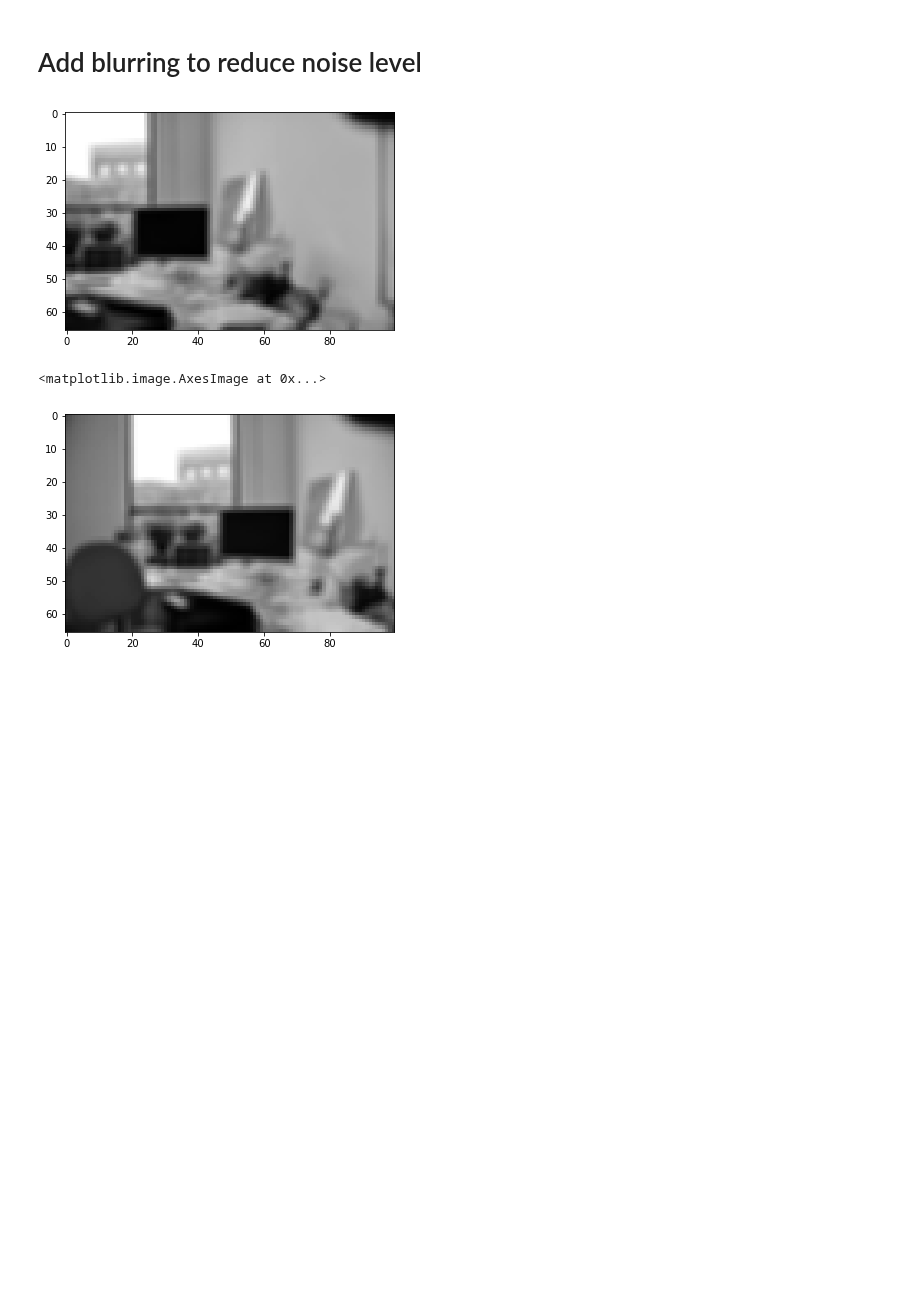
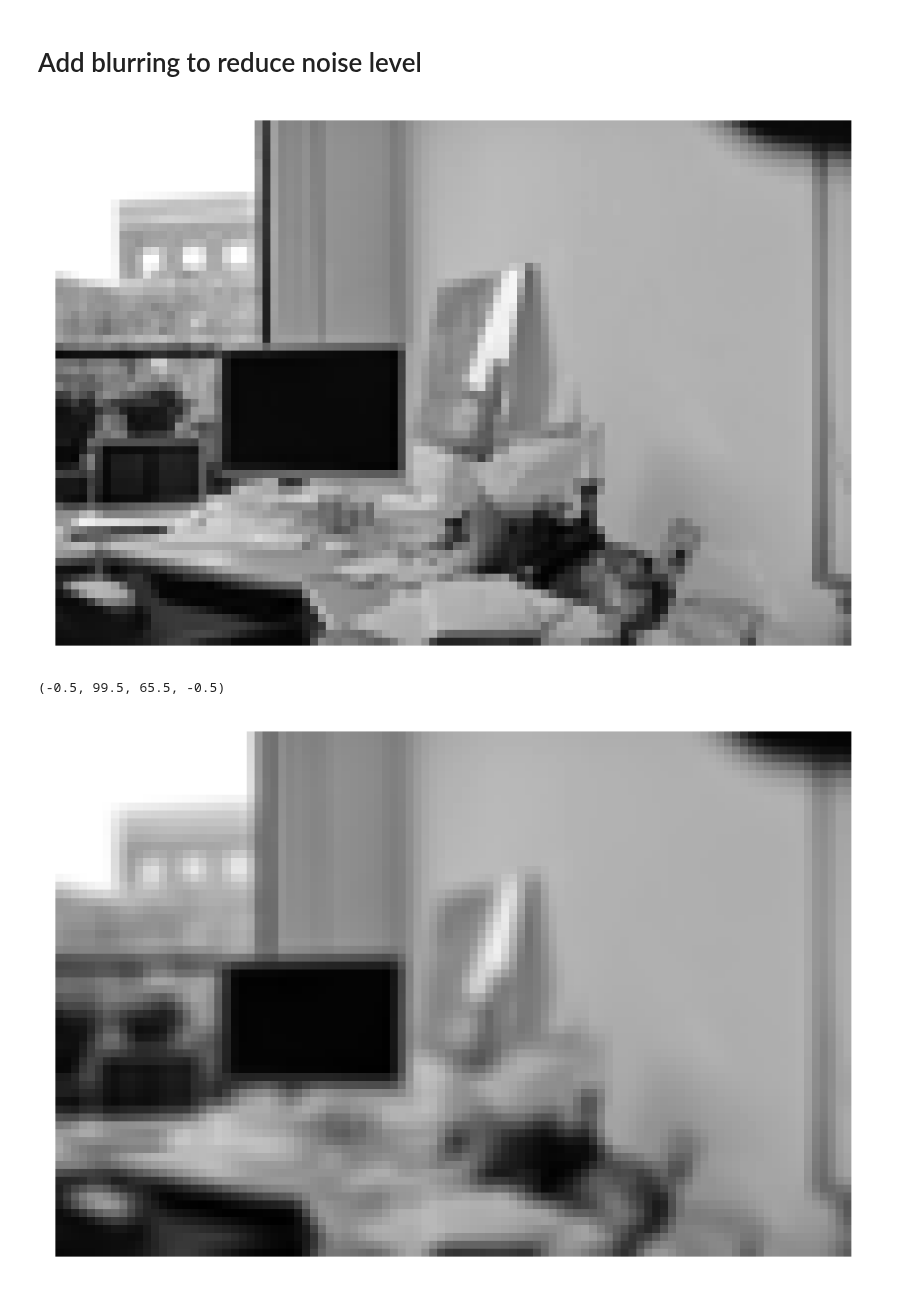
Before and after one commit to Tsmorz/computer-vision, a Jupyter notebook: Project 2/HarrisCorners.ipynb, the cells around one changed output. Cells and saved outputs as stored; diff of their text form; code cells hidden in the pictures; blank space fills up the shorter version.

```diff
--- a/Project 2/HarrisCorners.ipynb
+++ b/Project 2/HarrisCorners.ipynb
@@ -247,6 +247,8 @@ def patch2patch(im1,im2,corners1,corners2,width,num_matches):
 # %% [markdown]
 # Load Image, Reduce Size, Convert to Gray
 # %%
+plt.rcParams['figure.dpi']= 220
+
 # Load image1
 file = 'DanaHallWay1/DSC_0282.JPG'
 file = 'DanaOffice/DSC_0308.JPG'
@@ -272,16 +274,18 @@ gray2 = rgb2gray(image2)
 # %%
 # Smooth image
 blur = 3
 im1 = boxFilter(gray1,blur)
 im2 = boxFilter(gray2,blur)
 
+plt.imshow(gray1,cmap='gray')
+plt.axis('off')
+plt.show()
 plt.imshow(im1,cmap='gray')
-plt.show()
-plt.imshow(im2,cmap='gray')
+plt.axis('off')
 # %% [output]
-[figure, old version]
+[figure, new version]
-<matplotlib.image.AxesImage at 0x...>
+(-0.5, 99.5, 65.5, -0.5)
-[figure, old version]
+[figure, new version]
 # %%
 # Find sparse corners
 print('Finding corners...')
```
Also changed, not shown: parts of 7 cells of this notebook, 2 other files.
